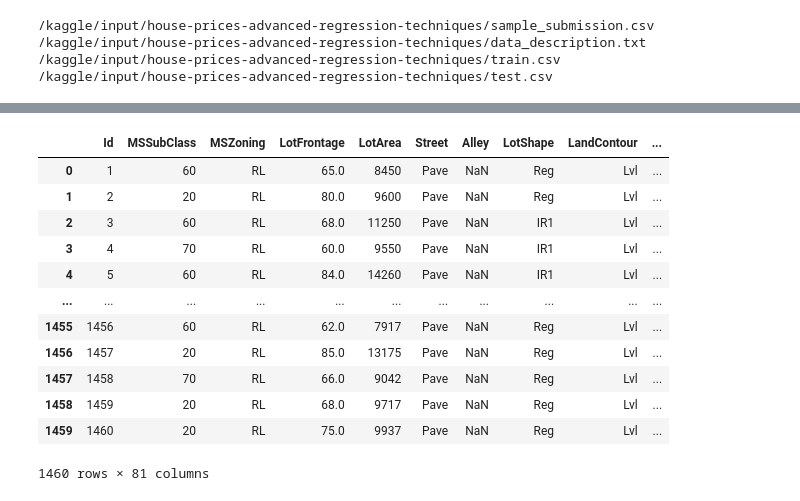
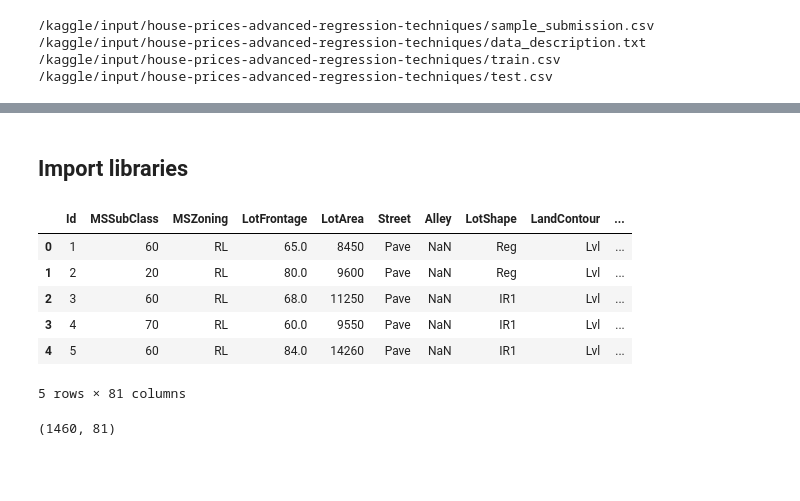
Before and after one commit to myredex/kaggle_house_price_prediction, a Jupyter notebook: kaggle-house-prices-basics.ipynb, the cells around one changed output, grey strips where cells are left out. Drawn from its saved outputs; the diff is of its cells as text; code cells hidden in the pictures; blank space fills up the shorter version.

```diff
--- a/kaggle-house-prices-basics.ipynb
+++ b/kaggle-house-prices-basics.ipynb
@@ -23,0 +573,3 @@ for dirname, _, filenames in os.walk('/kaggle/input'):
+# %% [markdown]
+<a id="1"></a>
+## Import libraries
@@ -24,17 +582,16 @@ for dirname, _, filenames in os.walk('/kaggle/input'):
 # %%
+# Load train dataframe
 train=pd.read_csv("../input/house-prices-advanced-regression-techniques/train.csv")
-train
+train.head()
 # %% [output]
 |  | Id | MSSubClass | MSZoning | LotFrontage | LotArea | Street | Alley | LotShape | LandContour | ... |
 | 0 | 1 | 60 | RL | 65.0 | 8450 | Pave | NaN | Reg | Lvl | ... |
 | 1 | 2 | 20 | RL | 80.0 | 9600 | Pave | NaN | Reg | Lvl | ... |
 | 2 | 3 | 60 | RL | 68.0 | 11250 | Pave | NaN | IR1 | Lvl | ... |
 | 3 | 4 | 70 | RL | 60.0 | 9550 | Pave | NaN | IR1 | Lvl | ... |
 | 4 | 5 | 60 | RL | 84.0 | 14260 | Pave | NaN | IR1 | Lvl | ... |
-| ... | ... | ... | ... | ... | ... | ... | ... | ... | ... | ... |
-| 1455 | 1456 | 60 | RL | 62.0 | 7917 | Pave | NaN | Reg | Lvl | ... |
-| 1456 | 1457 | 20 | RL | 85.0 | 13175 | Pave | NaN | Reg | Lvl | ... |
-| 1457 | 1458 | 70 | RL | 66.0 | 9042 | Pave | NaN | Reg | Lvl | ... |
-| 1458 | 1459 | 20 | RL | 68.0 | 9717 | Pave | NaN | Reg | Lvl | ... |
-| 1459 | 1460 | 20 | RL | 75.0 | 9937 | Pave | NaN | Reg | Lvl | ... |
-1460 rows × 81 columns
+5 rows × 81 columns
+# %%
+train.shape
+# %% [output]
+(1460, 81)
```
Also changed, not shown: parts of 20 cells of this notebook.
